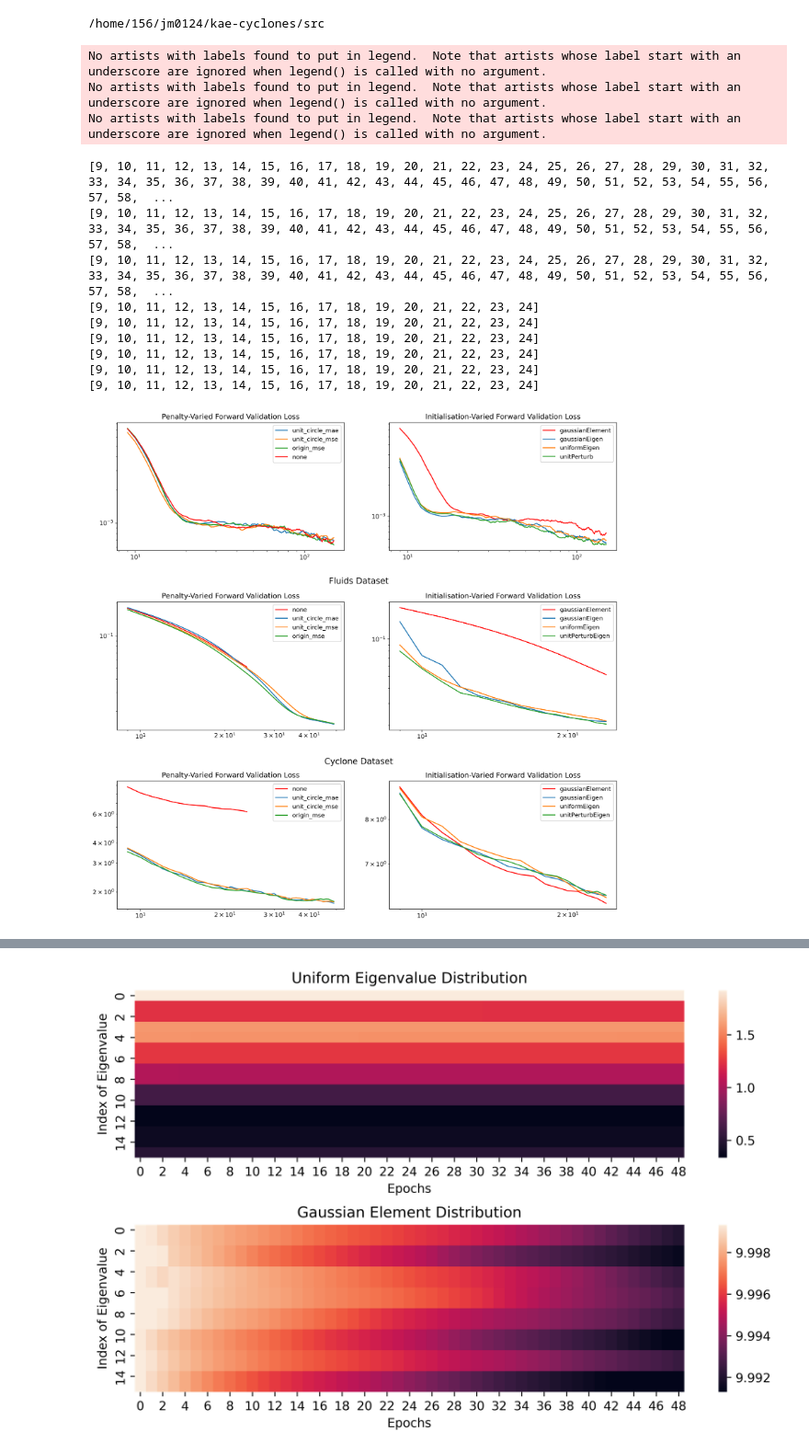
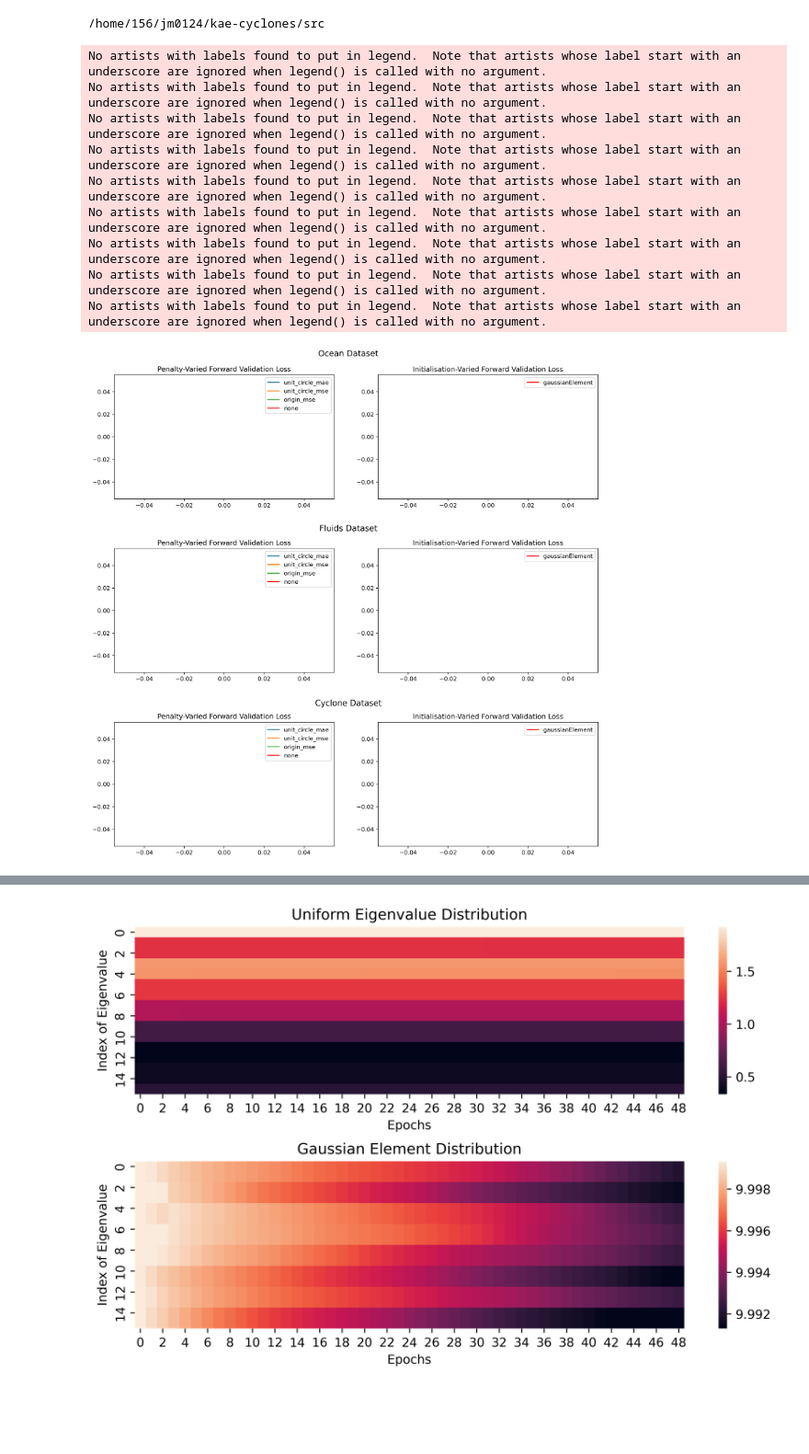
Before and after one commit to jackmiller2003/kae-cyclones, a Jupyter notebook: src/graphing_from_csv.ipynb, the cells around one changed output, grey strips where cells are left out. Shown at 92% size. Saved outputs shown, nothing was run; the diff lists cells and outputs as text; code cells hidden in the pictures; blank space fills up the shorter version.

```diff
--- a/src/graphing_from_csv.ipynb
+++ b/src/graphing_from_csv.ipynb
@@ -12,30 +12,21 @@ from scipy.interpolate import make_interp_spline, BSpline
 # %% [output]
 /home/156/jm0124/kae-cyclones/src
 # %%
-def smooth(x,y, N=10):
+def smooth(x,y, N=50):
     cumsum = np.cumsum(np.insert(y, 0, 0))
     return x[N-1:], (cumsum[N:] - cumsum[:-N]) / float(N)
 # %%
 logger = logging.getLogger('my_module_name')
 otherResults = []
 
-with open("/home/156/jm0124/kae-cyclones/results/run_data/ocean_overnight_f.json", 'r') as f:
+with open("/home/156/jm0124/kae-cyclones/results/run_data/ocean_overnight_testing.json", 'r') as f:
      otherResults.append(('Fluid',json.load(f)))
 
-# with open("/home/156/jm0124/kae-cyclones/results/run_data/ocean.json", 'r') as f:
-#      otherResults[0][1].update(json.load(f))
-
-with open("/home/156/jm0124/kae-cyclones/results/run_data/fluidRun.json", 'r') as f:
+with open("/home/156/jm0124/kae-cyclones/results/run_data/fluid_overnight_testing.json", 'r') as f:
     otherResults.append(('Fluids', json.load(f)))
 
-with open("/home/156/jm0124/kae-cyclones/results/run_data/fluid_overnight.json", 'r') as f:
-     otherResults[1][1].update(json.load(f))
-
-with open("/home/156/jm0124/kae-cyclones/results/run_data/cycloneRun3.json", 'r') as f:
+with open("/home/156/jm0124/kae-cyclones/results/run_data/cyclone_overnight_testing.json", 'r') as f:
     otherResults.append(('Cyclone', json.load(f)))
-
-with open("/home/156/jm0124/kae-cyclones/results/run_data/cyclone_overnight.json", 'r') as f:
-     otherResults[2][1].update(json.load(f))
 
 fig, axs = plt.subplots(3,2,figsize=(15,15), dpi=300)
 
@@ -47,49 +38,46 @@ for i, (name, results) in enumerate(otherResults):
             axs[i][0].plot(X_, Y_, label=f"{penaltyName}", color='r')
         else:
             X_, Y_ = smooth(epochs, penalty["gaussianElement"]["1e0"]["fwd_val"])
             axs[i][0].plot(X_, Y_, label=f"{penaltyName}")
 
         if penaltyName == 'none':
             for init_name, init in penalty.items():
                 if (init_name == 'doubleGaussianEigen' or init_name == 'svdElement'):
                     continue
                 elif init_name == 'gaussianElement':
                     X_, Y_ = smooth(epochs, init["1e0"]["fwd_val"])
                     axs[i][1].plot(X_, Y_, label=f"{init_name}", color='r')
                 else:
-                    print(X_)
                     X_, Y_ = smooth(epochs, init["1e0"]["fwd_val"])
                     axs[i][1].plot(X_, Y_, label=f"{init_name}")
 
         axs[i][0].legend()
         axs[i][1].legend()
         axs[i][0].set_title('Penalty-Varied Forward Validation Loss')
         axs[i][1].set_title('Initialisation-Varied Forward Validation Loss')
 
-for row in axs:
-    for ax in row:
-        ax.set_yscale('log')
-        ax.set_xscale('log')
+# for row in axs:
+#     for ax in row:
+#         ax.set_yscale('log')
+#         ax.set_xscale('log')
 
-
+plt.figtext(0.5,0.92, "Ocean Dataset", ha="center", va="top", fontsize=14)
 plt.figtext(0.5,0.64, "Fluids Dataset", ha="center", va="top", fontsize=14)
 plt.figtext(0.5,0.36, "Cyclone Dataset", ha="center", va="top", fontsize=14)
 plt.subplots_adjust(hspace = 0.4 )
+plt.savefig('final_otherds.png')
 plt.show()
 # %% [output]
 No artists with labels found to put in legend.  Note that artists whose label start with an underscore are ignored when legend() is called with no argument.
 No artists with labels found to put in legend.  Note that artists whose label start with an underscore are ignored when legend() is called with no argument.
 No artists with labels found to put in legend.  Note that artists whose label start with an underscore are ignored when legend() is called with no argument.
+No artists with labels found to put in legend.  Note that artists whose label start with an underscore are ignored when legend() is called with no argument.
+No artists with labels found to put in legend.  Note that artists whose label start with an underscore are ignored when legend() is called with no argument.
+No artists with labels found to put in legend.  Note that artists whose label start with an underscore are ignored when legend() is called with no argument.
+No artists with labels found to put in legend.  Note that artists whose label start with an underscore are ignored when legend() is called with no argument.
+No artists with labels found to put in legend.  Note that artists whose label start with an underscore are ignored when legend() is called with no argument.
+No artists with labels found to put in legend.  Note that artists whose label start with an underscore are ignored when legend() is called with no argument.
-[9, 10, 11, 12, 13, 14, 15, 16, 17, 18, 19, 20, 21, 22, 23, 24, 25, 26, 27, 28, 29, 30, 31, 32, 33, 34, 35, 36, 37, 38, 39, 40, 41, 42, 43, 44, 45, 46, 47, 48, 49, 50, 51, 52, 53, 54, 55, 56, 57, 58,  ...
-[9, 10, 11, 12, 13, 14, 15, 16, 17, 18, 19, 20, 21, 22, 23, 24, 25, 26, 27, 28, 29, 30, 31, 32, 33, 34, 35, 36, 37, 38, 39, 40, 41, 42, 43, 44, 45, 46, 47, 48, 49, 50, 51, 52, 53, 54, 55, 56, 57, 58,  ...
-[9, 10, 11, 12, 13, 14, 15, 16, 17, 18, 19, 20, 21, 22, 23, 24, 25, 26, 27, 28, 29, 30, 31, 32, 33, 34, 35, 36, 37, 38, 39, 40, 41, 42, 43, 44, 45, 46, 47, 48, 49, 50, 51, 52, 53, 54, 55, 56, 57, 58,  ...
-[9, 10, 11, 12, 13, 14, 15, 16, 17, 18, 19, 20, 21, 22, 23, 24]
-[9, 10, 11, 12, 13, 14, 15, 16, 17, 18, 19, 20, 21, 22, 23, 24]
-[9, 10, 11, 12, 13, 14, 15, 16, 17, 18, 19, 20, 21, 22, 23, 24]
-[9, 10, 11, 12, 13, 14, 15, 16, 17, 18, 19, 20, 21, 22, 23, 24]
-[9, 10, 11, 12, 13, 14, 15, 16, 17, 18, 19, 20, 21, 22, 23, 24]
-[9, 10, 11, 12, 13, 14, 15, 16, 17, 18, 19, 20, 21, 22, 23, 24]
-[figure, old version]
+[figure, new version]
 # %%
 fig, axs = plt.subplots(3,2,figsize=(15,15), dpi=300)
 otherResults = []
```
Also changed, not shown: parts of 2 cells of this notebook, 35 other files.
